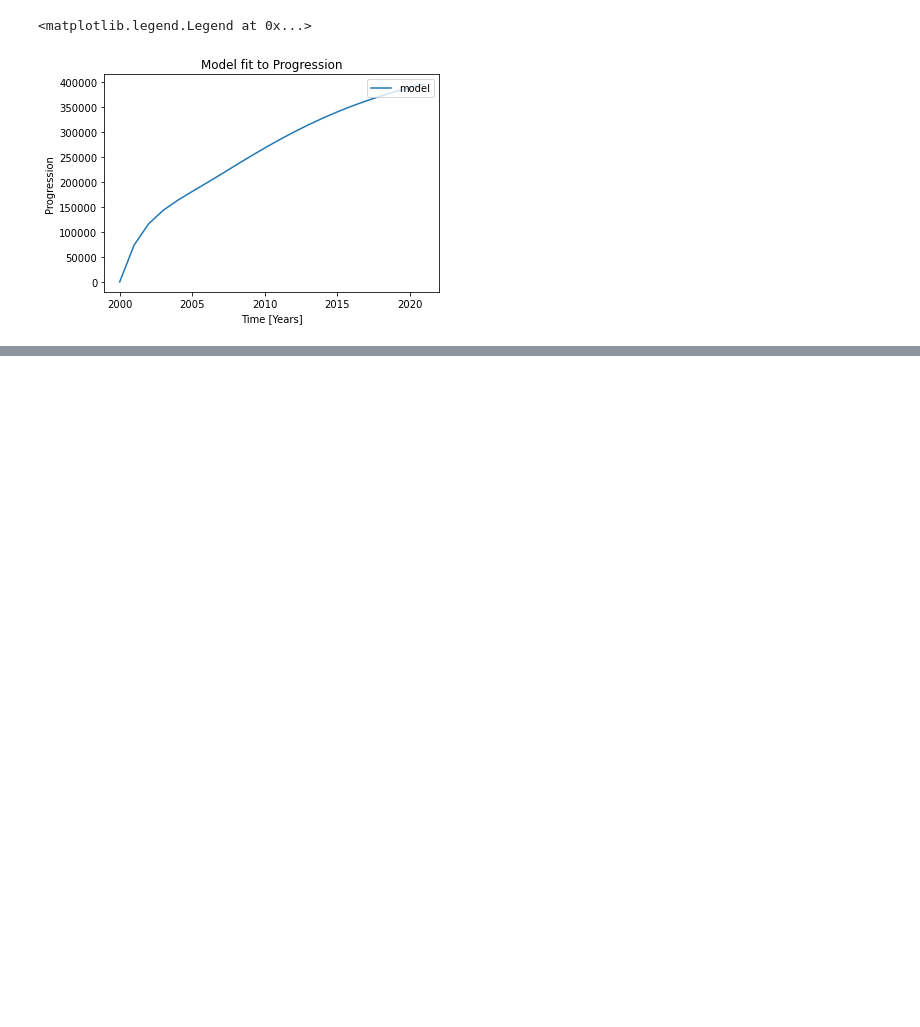
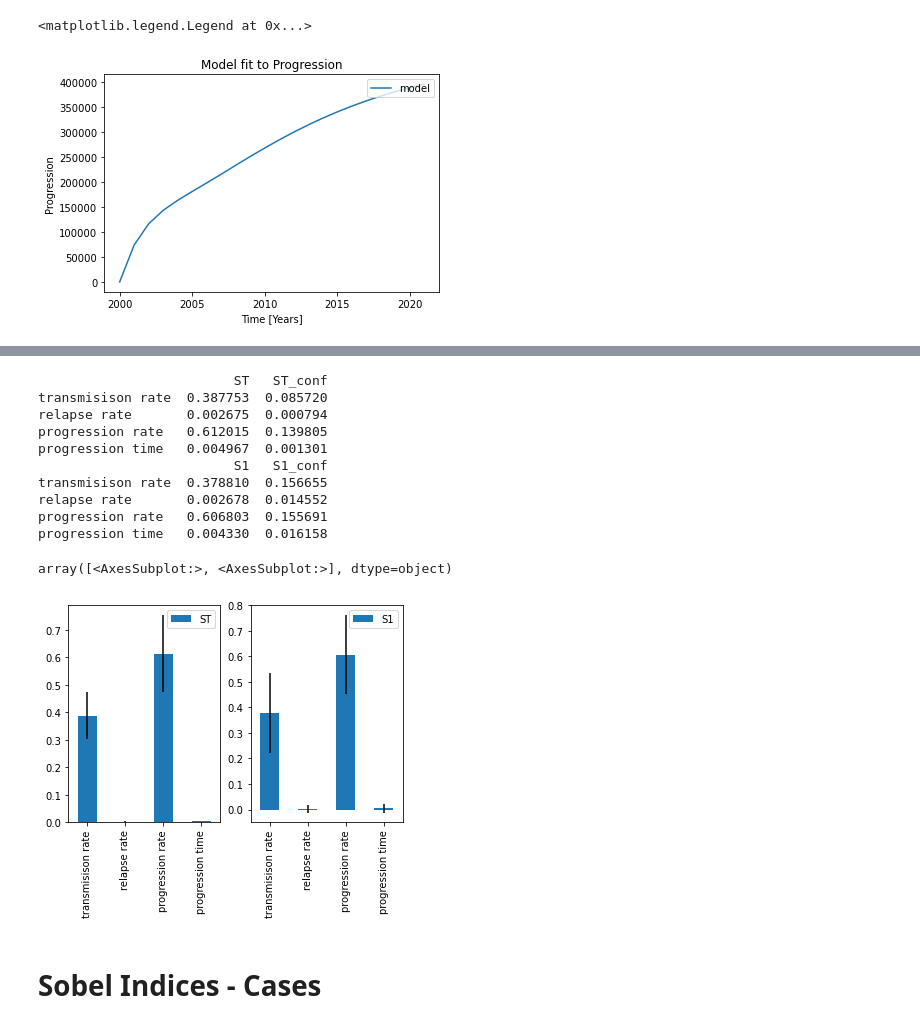
Before and after one commit to adenooy2/MSc-Thesis, a Jupyter notebook: model/transmission/Sensitivity Analysis.ipynb, the cells around one changed output, grey strips where cells are left out. Cells and saved outputs as stored; diff of their text form; code cells hidden in the pictures; blank space fills up the shorter version.

```diff
--- a/model/transmission/Sensitivity Analysis.ipynb
+++ b/model/transmission/Sensitivity Analysis.ipynb
@@ -44,0 +197,35 @@ plt.legend(loc='upper right')
+# %%
+#TB deaths time poitn 2015
+# array for observable values
+Y = np.zeros([param_values.shape[0]])
+
+# loop through all parameter combinations in the sample
+for i, X in enumerate(param_values):
+    param1_val, param2_val,param3_val,param4_val = X
+
+    # store observable value at this parameter combination
+    # again, we want to ignore warnings
+    with warnings.catch_warnings():
+        warnings.filterwarnings('ignore')
+        Y[i] = model_cal.run(params={parameter1: param1_val, parameter2: param2_val,parameter3: param3_val,parameter4: param4_val},
+                         return_timestamps=[2015],
+                         return_columns=[observable]).loc[2015, observable]
+
+# perform calculation of sensitivity indices for 2020
+Si = sobol.analyze(problem, Y, calc_second_order=False, print_to_console=True)
+Si.plot()
+# %% [output]
+                         ST   ST_conf
+transmisison rate  0.387753  0.085720
+relapse rate       0.002675  0.000794
+progression rate   0.612015  0.139805
+progression time   0.004967  0.001301
+                         S1   S1_conf
+transmisison rate  0.378810  0.156655
+relapse rate       0.002678  0.014552
+progression rate   0.606803  0.155691
+progression time   0.004330  0.016158
+array([<AxesSubplot:>, <AxesSubplot:>], dtype=object)
+[figure, added]
+# %% [markdown]
+# Sobel Indices - Cases
```
Also changed, not shown: parts of 11 cells of this notebook, 12 other files.
